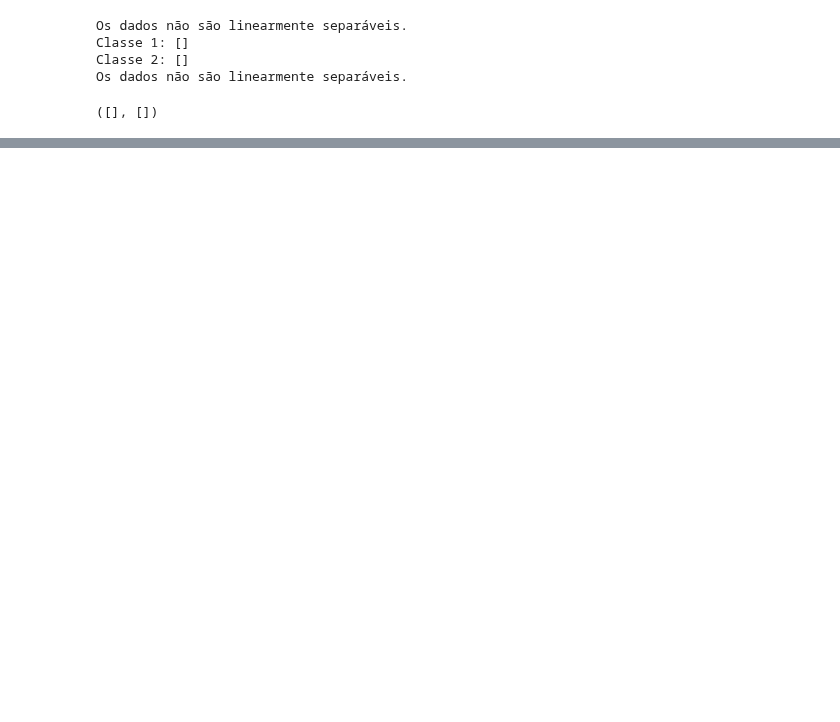
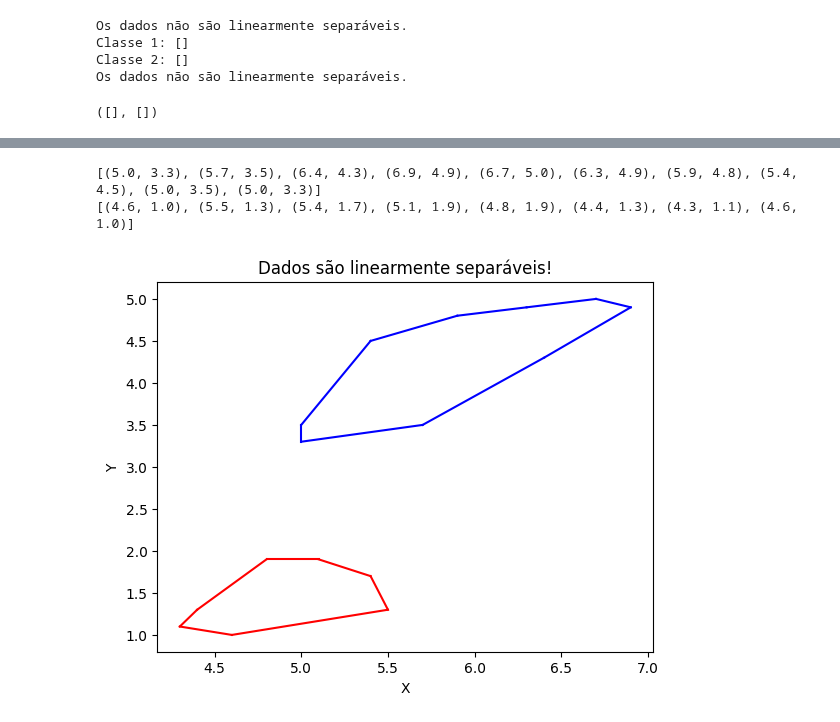
Before and after one commit to marcelomrad/Classificador_Linear, a Jupyter notebook: main.ipynb, the cells around one changed output, grey strips where cells are left out. Saved outputs shown, nothing was run; the diff lists cells and outputs as text; code cells hidden in the pictures; blank space fills up the shorter version.

```diff
--- a/main.ipynb
+++ b/main.ipynb
@@ -467,0 +519,7 @@ print(f"F1-Escore: {f1:.2f}")
+# %%
+verificar_separabilidade_linear(versicolorEnv, setosaEnv)
+plot_separabilidade(pointsVersicolor, pointsSetosa)
+# %% [output]
+[(5.0, 3.3), (5.7, 3.5), (6.4, 4.3), (6.9, 4.9), (6.7, 5.0), (6.3, 4.9), (5.9, 4.8), (5.4, 4.5), (5.0, 3.5), (5.0, 3.3)]
+[(4.6, 1.0), (5.5, 1.3), (5.4, 1.7), (5.1, 1.9), (4.8, 1.9), (4.4, 1.3), (4.3, 1.1), (4.6, 1.0)]
+[figure, added]
```
Also changed, not shown: parts of 12 cells of this notebook.
